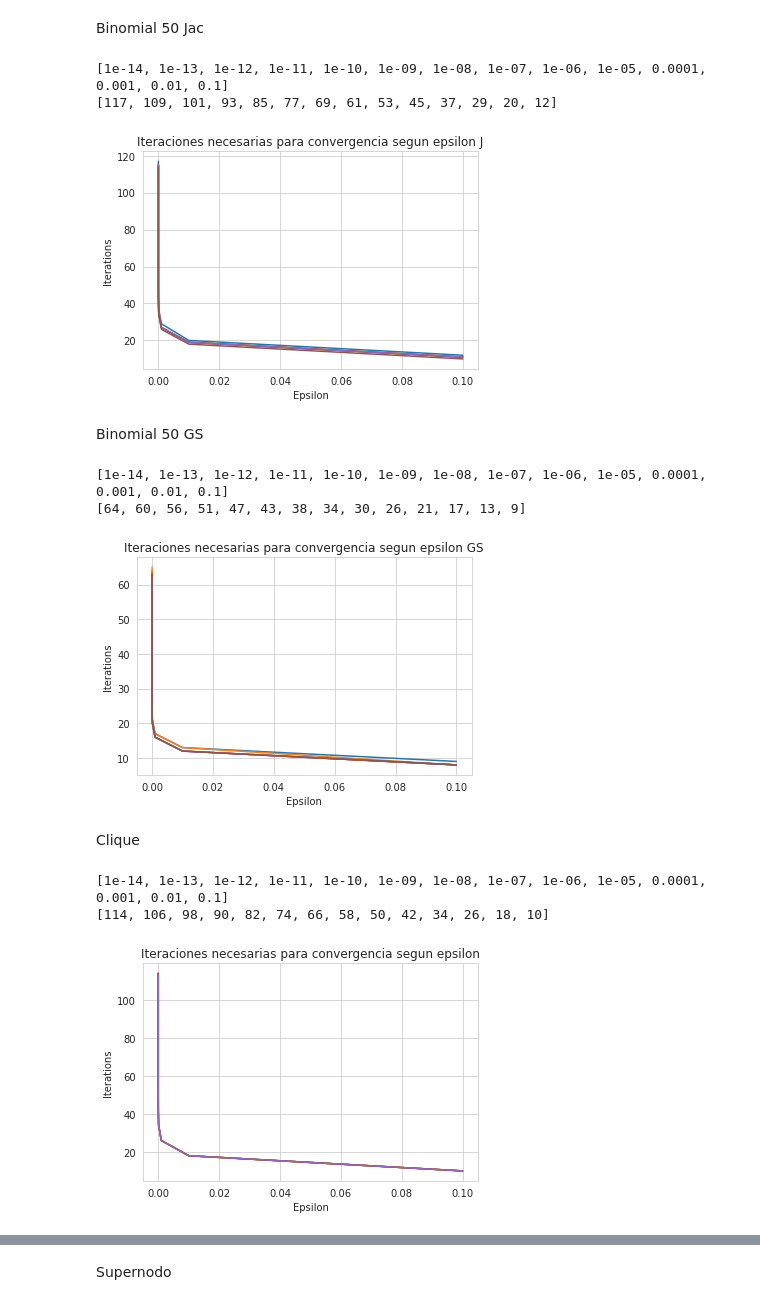
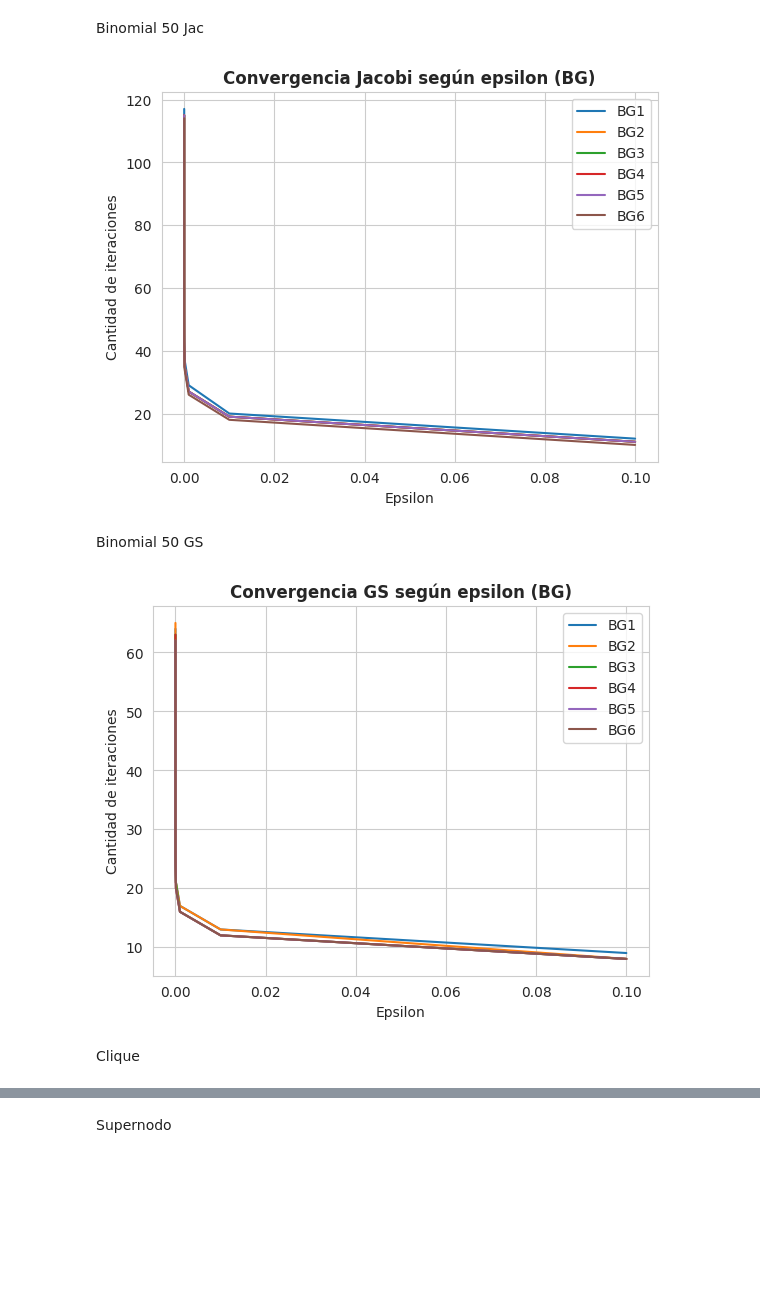
Before and after one commit to paulitapb/tp3-metnum, a Jupyter notebook: src/EXP_Tp3.ipynb, the cells around one changed output, grey strips where cells are left out. Drawn from its saved outputs; the diff is of its cells as text; code cells hidden in the pictures; blank space fills up the shorter version.

Commit message:
Agregue legends y modifique cositas de los graficos convergencia

```diff
--- a/src/EXP_Tp3.ipynb
+++ b/src/EXP_Tp3.ipynb
@@ -247,31 +241,19 @@ iters5, eps5 = utils.read_results_conv("binomial_graph50_5.txtJac")
 iters6, eps6 = utils.read_results_conv("binomial_graph50_6.txtJac")
 # %%
-
-# df = pd.DataFrame(data)
-# print(df)
-
-# sns.set_palette("tab10")
-# sns.lineplot(df, x = "Densidad", y = "Tiempo", hue = "Metodo", dashes = False, markers=True)
-print(eps1)
-print(iters1)
-# plt.xscale("log")
-# plt.yscale("log")
 plt.plot(eps1, iters1)
 plt.plot(eps2, iters2)
 plt.plot(eps3, iters3)
 plt.plot(eps4, iters4)
 plt.plot(eps5, iters5)
 plt.plot(eps6, iters6)
 
-# plt.legend()
-plt.title("Iteraciones necesarias para convergencia segun epsilon J")
-plt.ylabel("Iterations")
+plt.legend(["BG1", "BG2","BG3", "BG4","BG5", "BG6"])
+plt.title("Convergencia Jacobi según epsilon (BG)", fontweight="bold")
+plt.ylabel("Cantidad de iteraciones")
 plt.xlabel("Epsilon")
 plt.show()
 # %% [output]
-[1e-14, 1e-13, 1e-12, 1e-11, 1e-10, 1e-09, 1e-08, 1e-07, 1e-06, 1e-05, 0.0001, 0.001, 0.01, 0.1]
-[117, 109, 101, 93, 85, 77, 69, 61, 53, 45, 37, 29, 20, 12]
-[figure, old version]
+[figure, new version]
 # %% [markdown]
 Binomial 50 GS
 # %%
@@ -289,15 +265,5 @@ iters5, eps5 = utils.read_results_conv("binomial_graph50_5.txtGS")
 iters6, eps6 = utils.read_results_conv("binomial_graph50_6.txtGS")
 # %%
-
-# df = pd.DataFrame(data)
-# print(df)
-
-# sns.set_palette("tab10")
-# sns.lineplot(df, x = "Densidad", y = "Tiempo", hue = "Metodo", dashes = False, markers=True)
-print(eps1)
-print(iters1)
-# plt.xscale("log")
-# plt.yscale("log")
 plt.plot(eps1, iters1)
 plt.plot(eps2, iters2)
 plt.plot(eps3, iters3)
@@ -305,15 +271,13 @@ plt.plot(eps4, iters4)
 plt.plot(eps5, iters5)
 plt.plot(eps6, iters6)
 
-# plt.legend()
-plt.title("Iteraciones necesarias para convergencia segun epsilon GS")
-plt.ylabel("Iterations")
+plt.legend(["BG1", "BG2","BG3", "BG4","BG5", "BG6"])
+plt.title("Convergencia GS según epsilon (BG)", fontweight="bold")
+plt.ylabel("Cantidad de iteraciones")
 plt.xlabel("Epsilon")
 plt.show()
 # %% [output]
-[1e-14, 1e-13, 1e-12, 1e-11, 1e-10, 1e-09, 1e-08, 1e-07, 1e-06, 1e-05, 0.0001, 0.001, 0.01, 0.1]
-[64, 60, 56, 51, 47, 43, 38, 34, 30, 26, 21, 17, 13, 9]
-[figure, old version]
+[figure, new version]
 # %% [markdown]
 Clique
 # %%
@@ -330,26 +288,0 @@ iters8, eps8 = utils.read_results_conv("clique50.txtJac")
-# %%
-
-# df = pd.DataFrame(data)
-# print(df)
-
-# sns.set_palette("tab10")
-# sns.lineplot(df, x = "Densidad", y = "Tiempo", hue = "Metodo", dashes = False, markers=True)
-print(eps1)
-print(iters1)
-# plt.xscale("log")
-# plt.yscale("log")
-plt.plot(eps1, iters1)
-plt.plot(eps2, iters2)
-plt.plot(eps4, iters4)
-plt.plot(eps5, iters5)
-plt.plot(eps8, iters8)
-
-# plt.legend()
-plt.title("Iteraciones necesarias para convergencia segun epsilon")
-plt.ylabel("Iterations")
-plt.xlabel("Epsilon")
-plt.show()
-# %% [output]
-[1e-14, 1e-13, 1e-12, 1e-11, 1e-10, 1e-09, 1e-08, 1e-07, 1e-06, 1e-05, 0.0001, 0.001, 0.01, 0.1]
-[114, 106, 98, 90, 82, 74, 66, 58, 50, 42, 34, 26, 18, 10]
-[figure, removed]
```
Also changed, not shown: parts of 11 cells of this notebook.
